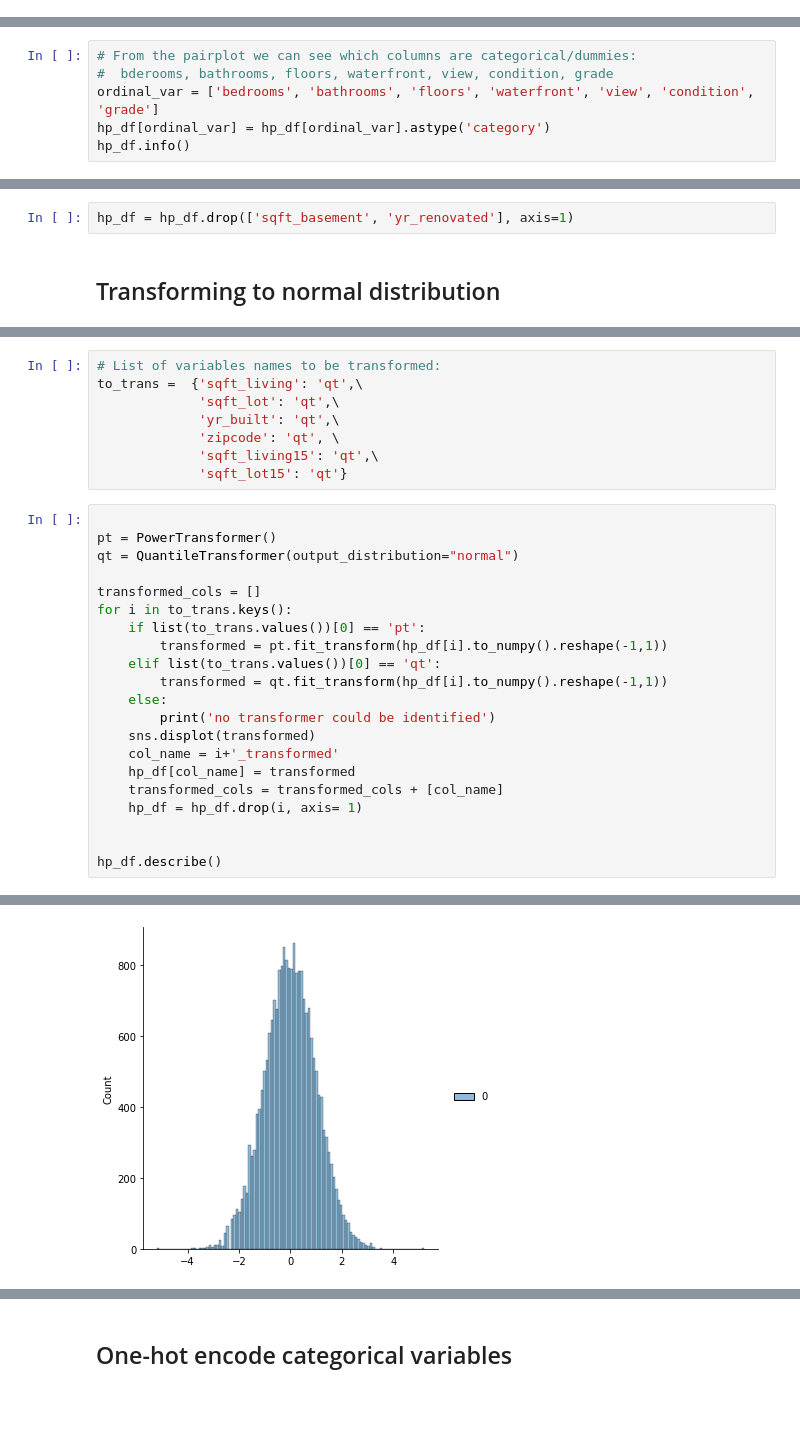
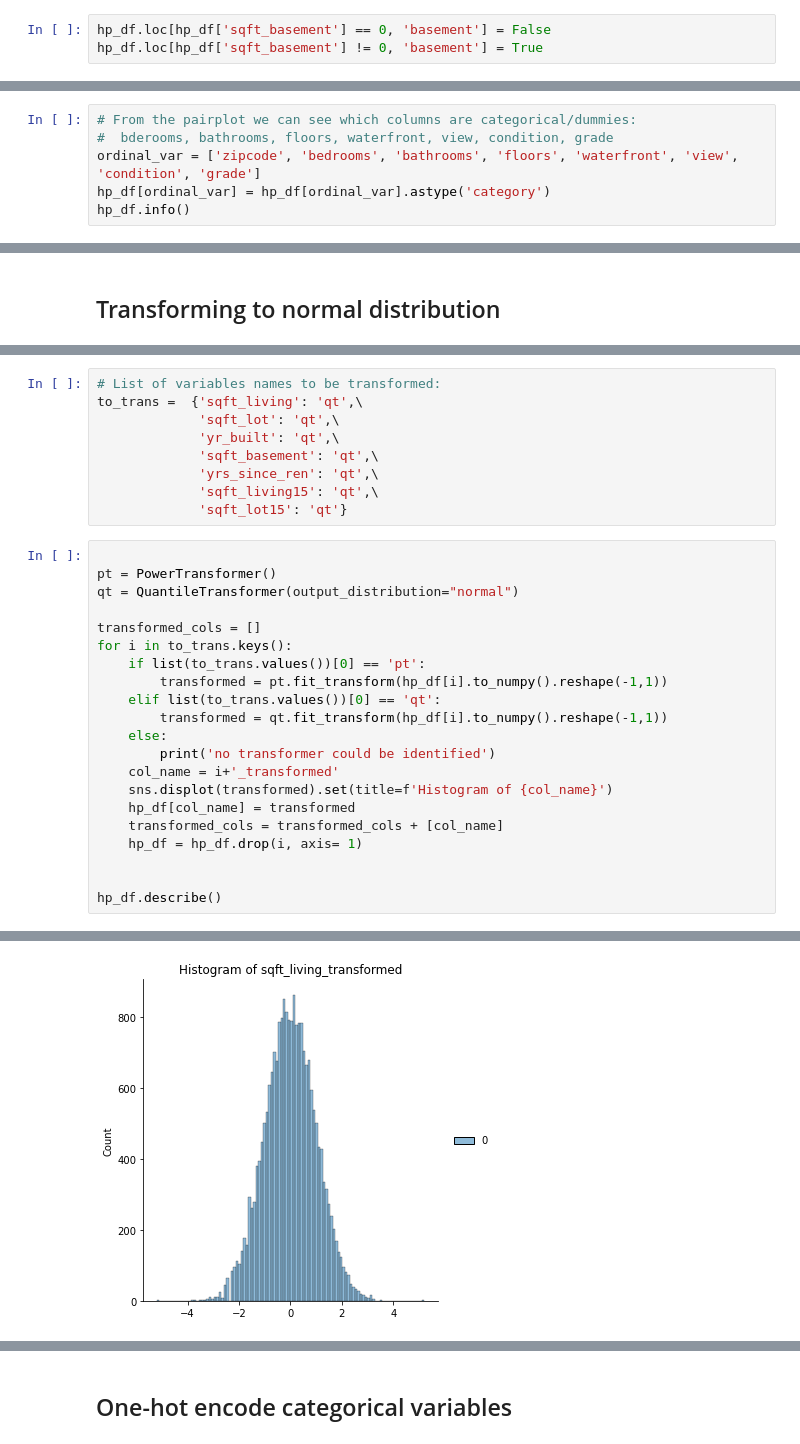
Before and after one commit to CrisQueCris/Houseprices, a Jupyter notebook: Modeling_Project/Midterm Regression.ipynb, the cells around one changed output, grey strips where cells are left out. Cells and saved outputs as stored; diff of their text form; blank space fills up the shorter version.

```diff
--- a/Modeling_Project/Midterm Regression.ipynb
+++ b/Modeling_Project/Midterm Regression.ipynb
@@ -206,0 +167,3 @@ Index(['Unnamed: 0', 'id', 'date', 'bedrooms', 'bathrooms', 'sqft_living',
+# %%
+hp_df.loc[hp_df['sqft_basement'] == 0, 'basement'] = False
+hp_df.loc[hp_df['sqft_basement'] != 0, 'basement'] = True
@@ -218,7 +214,7 @@ col_drop = ['Unnamed: 0',\
 # %%
 # From the pairplot we can see which columns are categorical/dummies:
 #  bderooms, bathrooms, floors, waterfront, view, condition, grade
-ordinal_var = ['bedrooms', 'bathrooms', 'floors', 'waterfront', 'view', 'condition', 'grade']
+ordinal_var = ['zipcode', 'bedrooms', 'bathrooms', 'floors', 'waterfront', 'view', 'condition', 'grade']
 hp_df[ordinal_var] = hp_df[ordinal_var].astype('category')
 hp_df.info()
 # %% [output]
@@ -305,4 +298,2 @@ All numerical varibales are non-normaly distributed and need to be transformed.
-# %%
-hp_df = hp_df.drop(['sqft_basement', 'yr_renovated'], axis=1)
 # %% [markdown]
 ## Transforming to normal distribution
@@ -311,7 +308,8 @@ hp_df = hp_df.drop(['sqft_basement', 'yr_renovated'], axis=1)
 to_trans =  {'sqft_living': 'qt',\
              'sqft_lot': 'qt',\
              'yr_built': 'qt',\
-             'zipcode': 'qt', \
+             'sqft_basement': 'qt',\
+             'yrs_since_ren': 'qt',\
              'sqft_living15': 'qt',\
              'sqft_lot15': 'qt'}
 # %%
@@ -327,8 +325,8 @@ for i in to_trans.keys():
         transformed = qt.fit_transform(hp_df[i].to_numpy().reshape(-1,1))
     else:
         print('no transformer could be identified')
-    sns.displot(transformed)
     col_name = i+'_transformed'
+    sns.displot(transformed).set(title=f'Histogram of {col_name}')
     hp_df[col_name] = transformed
     transformed_cols = transformed_cols + [col_name]
     hp_df = hp_df.drop(i, axis= 1)
@@ -347,2 +345,2 @@ hp_df.describe()
 | max | 7.700000e+06 | 5.199338 | 5.199338 | 5.199338 | 5.199338 | ... |
-[figure, old version]
+[figure, new version]
```
Also changed, not shown: parts of 120 cells of this notebook, 4 other files.
